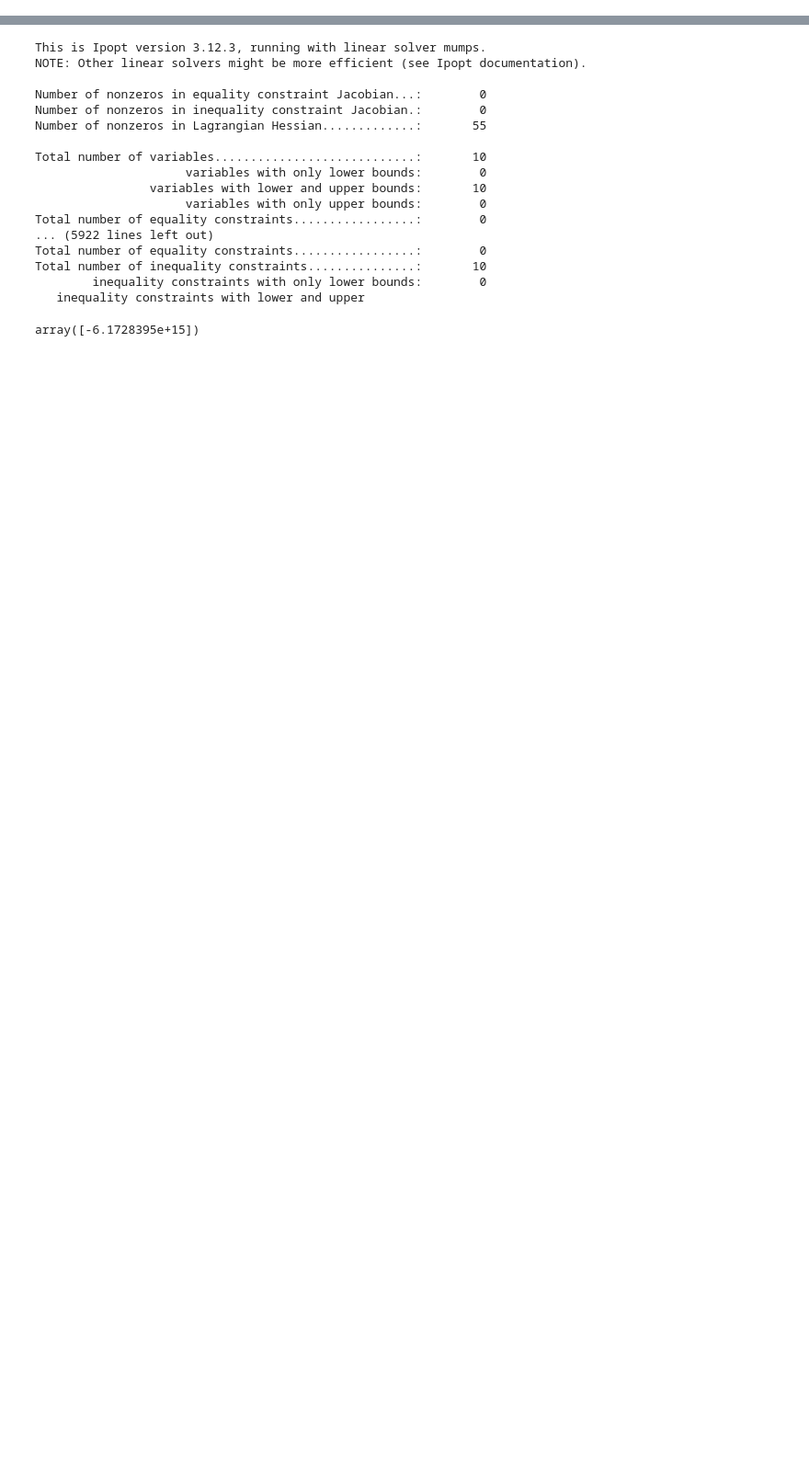
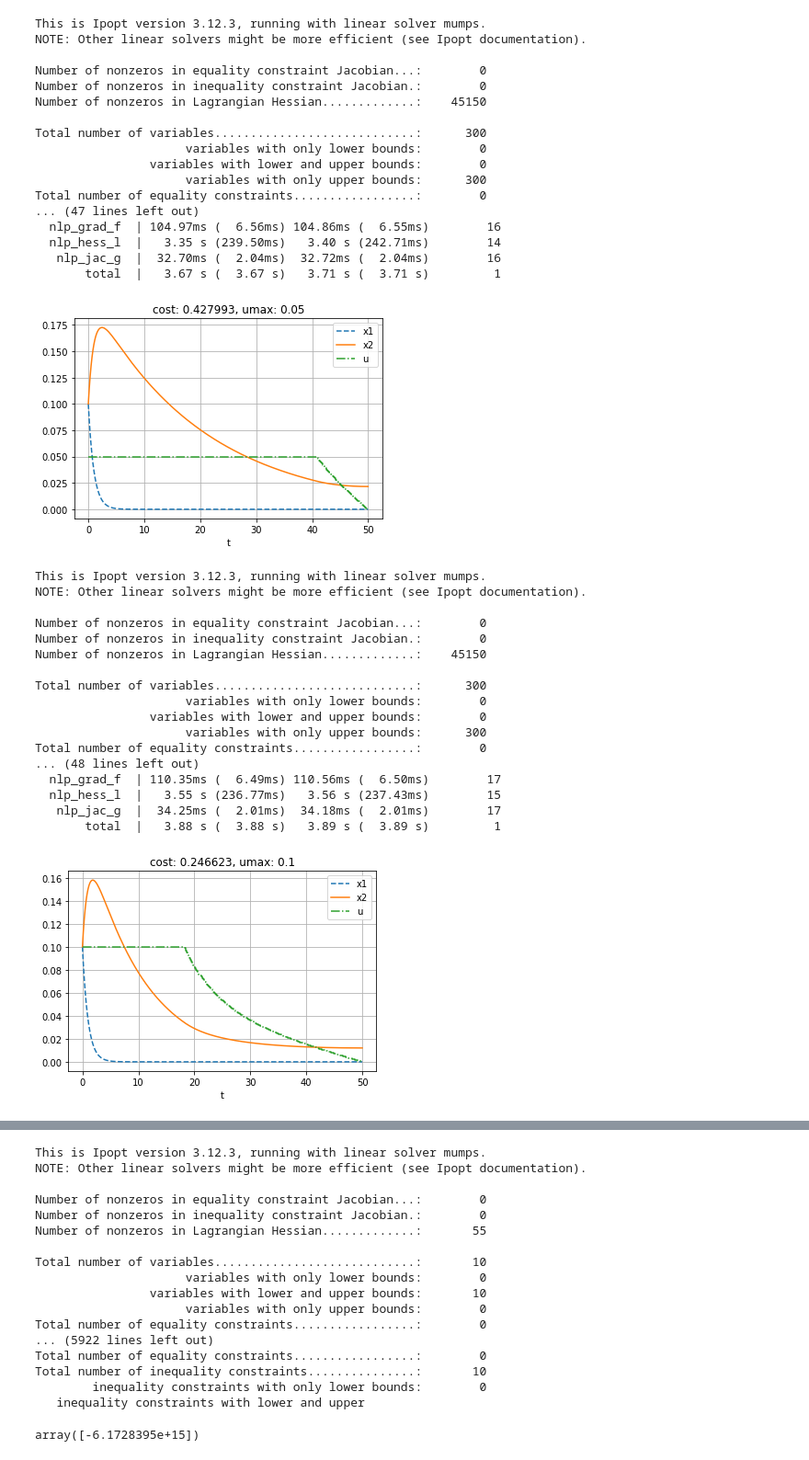
Before and after one commit to eyxli/spatialnav, a Jupyter notebook: spatial_nav.ipynb, the cells around one changed output, grey strips where cells are left out. Shown at 92% size. Drawn from its saved outputs; the diff is of its cells as text; code cells hidden in the pictures; blank space fills up the shorter version.

```diff
--- a/spatial_nav.ipynb
+++ b/spatial_nav.ipynb
@@ -172,0 +166,49 @@ array([-5.55555555e+14])
+# %%
+T = 50. # Time horizon
+N = 300 # number of control intervals
+tau_theta = 1 #10*np.random.uniform()
+tau_phi = 1 #10*np.random.uniform()
+lam = .1
+init1 = 0.1 #np.pi/20*np.random.normal()
+init2 = 0.1 #np.pi/20*np.random.normal()
+umaxlst = [0.05, 0.1, 0.15, 0.2, 0.25, 0.3, 0.35, 0.4]
+
+for umax in umaxlst:
+    sol = run_model(T, N, tau_theta, tau_phi, lam, init1, init2, umax, 'umax_' + str(umax));
+# %% [output]
+This is Ipopt version 3.12.3, running with linear solver mumps.
+NOTE: Other linear solvers might be more efficient (see Ipopt documentation).
+
+Number of nonzeros in equality constraint Jacobian...:        0
+Number of nonzeros in inequality constraint Jacobian.:        0
+Number of nonzeros in Lagrangian Hessian.............:    45150
+
+Total number of variables............................:      300
+                     variables with only lower bounds:        0
+                variables with lower and upper bounds:        0
+                     variables with only upper bounds:      300
+Total number of equality constraints.................:        0
+... (47 lines left out)
+  nlp_grad_f  | 104.97ms (  6.56ms) 104.86ms (  6.55ms)        16
+  nlp_hess_l  |   3.35 s (239.50ms)   3.40 s (242.71ms)        14
+   nlp_jac_g  |  32.70ms (  2.04ms)  32.72ms (  2.04ms)        16
+       total  |   3.67 s (  3.67 s)   3.71 s (  3.71 s)         1
+[figure, added]
+This is Ipopt version 3.12.3, running with linear solver mumps.
+NOTE: Other linear solvers might be more efficient (see Ipopt documentation).
+
+Number of nonzeros in equality constraint Jacobian...:        0
+Number of nonzeros in inequality constraint Jacobian.:        0
+Number of nonzeros in Lagrangian Hessian.............:    45150
+
+Total number of variables............................:      300
+                     variables with only lower bounds:        0
+                variables with lower and upper bounds:        0
+                     variables with only upper bounds:      300
+Total number of equality constraints.................:        0
+... (48 lines left out)
+  nlp_grad_f  | 110.35ms (  6.49ms) 110.56ms (  6.50ms)        17
+  nlp_hess_l  |   3.55 s (236.77ms)   3.56 s (237.43ms)        15
+   nlp_jac_g  |  34.25ms (  2.01ms)  34.18ms (  2.01ms)        17
+       total  |   3.88 s (  3.88 s)   3.89 s (  3.89 s)         1
+[figure, added]
```
Also changed, not shown: parts of 11 cells of this notebook, 2 other files.
